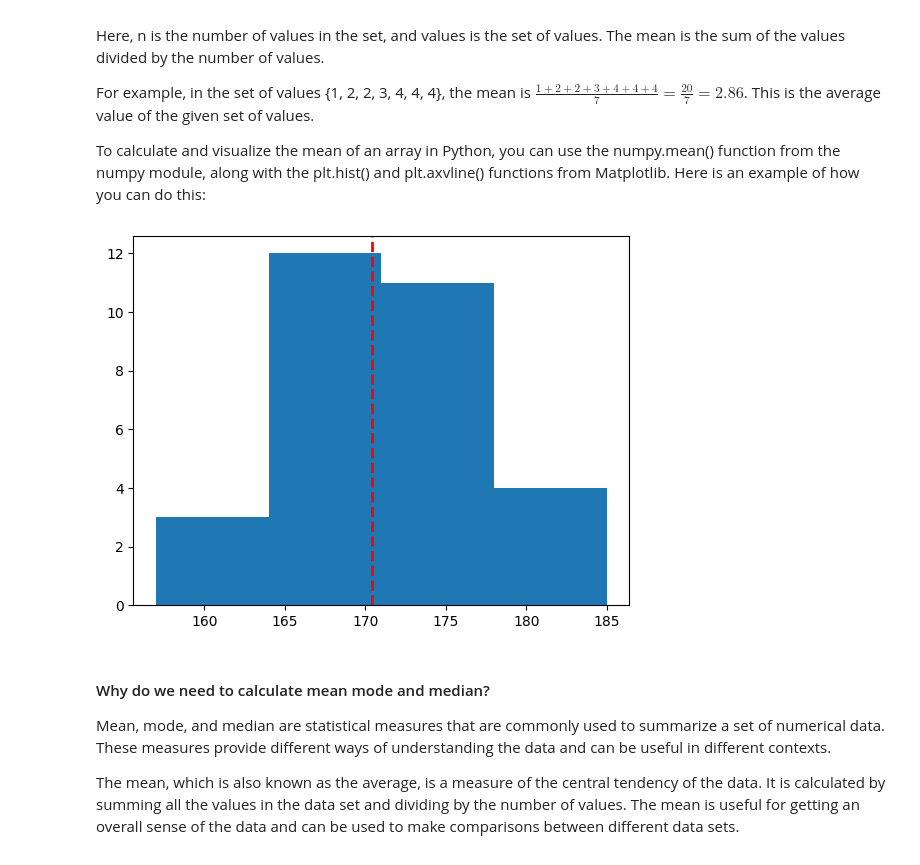
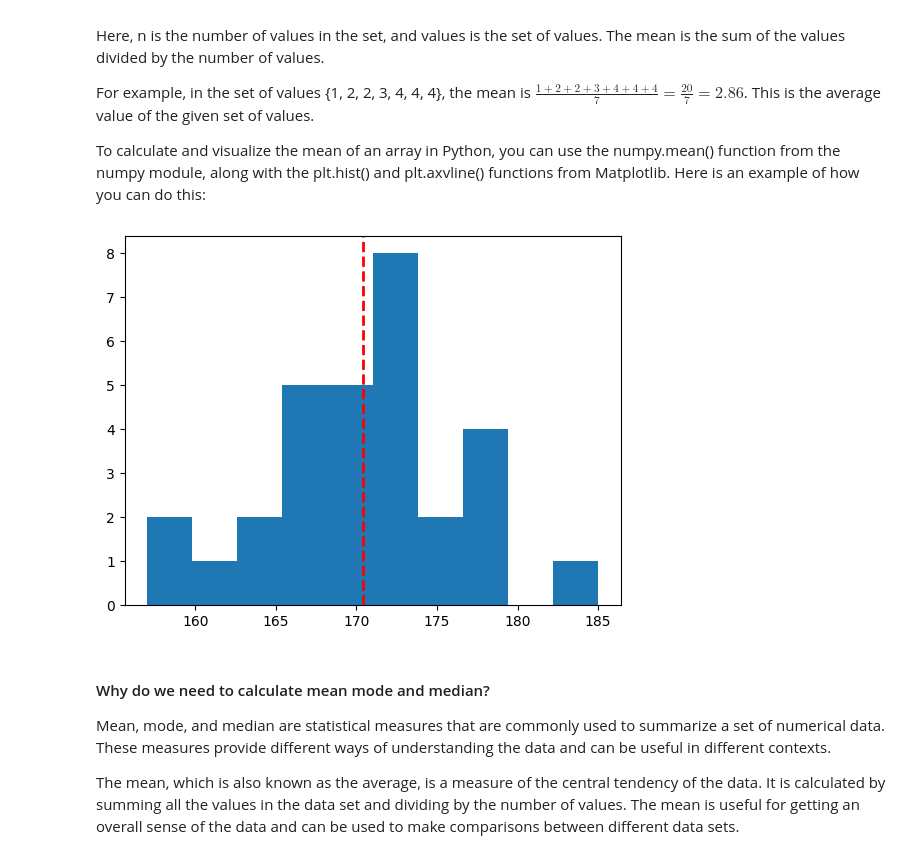
Before and after one commit to Alexey3250/Statistics_foundations_1, a Jupyter notebook: notes.ipynb, the cells around one changed output. Drawn from its saved outputs; the diff is of its cells as text; code cells hidden in the pictures.

Commit message:
fixed plots

```diff
--- a/notes.ipynb
+++ b/notes.ipynb
@@ -249,23 +249,23 @@ To calculate and visualize the mean of an array in Python, you can use the numpy
 # %%
 import matplotlib.pyplot as plt
 import numpy as np
 
 # Define an array of values
 values = np.array([185, 175, 170, 169, 171, 175, 157, 172, 170, 172, 167, 173, 168, 167, 166, 167, 169, 172, 177, 178, 165, 161, 179, 159, 164, 178, 172, 170, 173, 171])
 
 # Calculate the mean
 mean = np.mean(values)
 
 # Plot the histogram
-plt.hist(values, bins=4)
+plt.hist(values)
 
 # Add a vertical line at the mean value
 plt.axvline(mean, color='r', linestyle='dashed', linewidth=2)
 
 # Show the plot
 plt.show()
 # %% [output]
-[figure, old version]
+[figure, new version]
 # %% [markdown]
 #### Why do we need to calculate mean mode and median?
 
```
Also changed, not shown: parts of 1 cell of this notebook.
